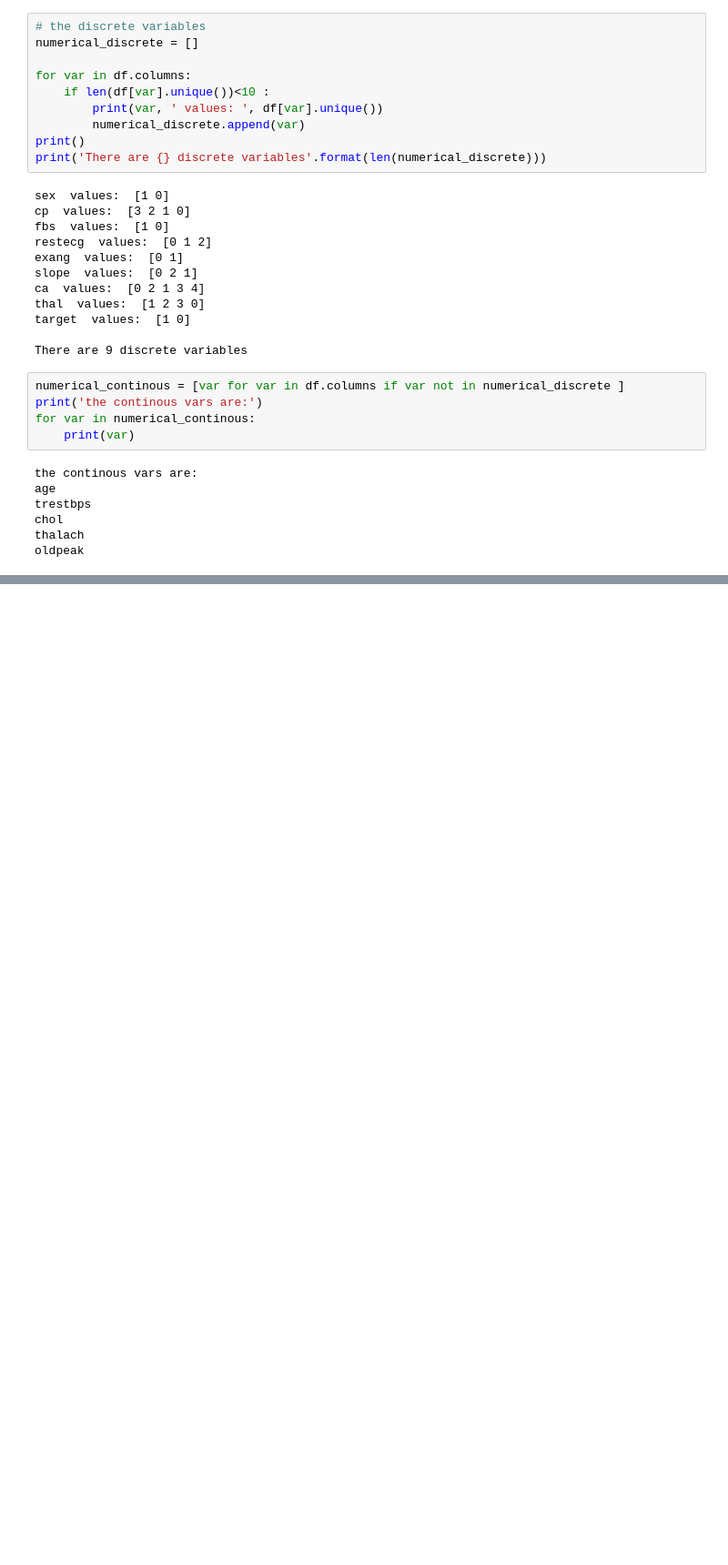
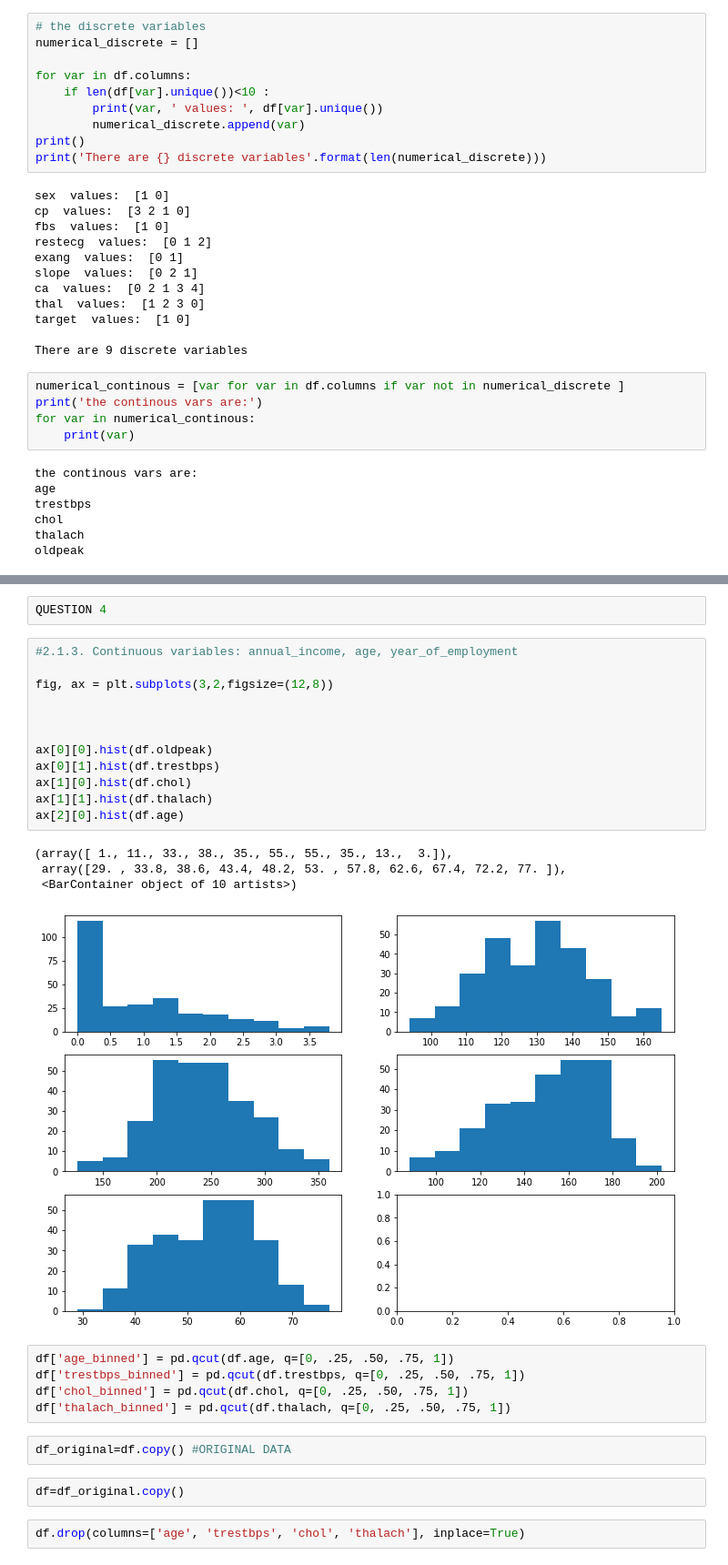
Before and after one commit to ongalajacob/ADS-Assignment-9, a Jupyter notebook: ADS Assignment 9-Completed.ipynb, the cells around one changed output, grey strips where cells are left out. Shown: that part at 91% size. Drawn from its saved outputs; the diff is of its cells as text; blank space fills up the shorter version.

```diff
--- a/ADS Assignment 9-Completed.ipynb
+++ b/ADS Assignment 9-Completed.ipynb
@@ -121,0 +188,30 @@ oldpeak
+# %%
+QUESTION 4
+# %%
+#2.1.3. Continuous variables: annual_income, age, year_of_employment
+
+fig, ax = plt.subplots(3,2,figsize=(12,8))
+
+
+
+ax[0][0].hist(df.oldpeak)
+ax[0][1].hist(df.trestbps)
+ax[1][0].hist(df.chol)
+ax[1][1].hist(df.thalach)
+ax[2][0].hist(df.age)
+# %% [output]
+(array([ 1., 11., 33., 38., 35., 55., 55., 35., 13.,  3.]),
+ array([29. , 33.8, 38.6, 43.4, 48.2, 53. , 57.8, 62.6, 67.4, 72.2, 77. ]),
+ <BarContainer object of 10 artists>)
+[figure, added]
+# %%
+df['age_binned'] = pd.qcut(df.age, q=[0, .25, .50, .75, 1])
+df['trestbps_binned'] = pd.qcut(df.trestbps, q=[0, .25, .50, .75, 1])
+df['chol_binned'] = pd.qcut(df.chol, q=[0, .25, .50, .75, 1])
+df['thalach_binned'] = pd.qcut(df.thalach, q=[0, .25, .50, .75, 1])
+# %%
+df_original=df.copy() #ORIGINAL DATA
+# %%
+df=df_original.copy()
+# %%
+df.drop(columns=['age', 'trestbps', 'chol', 'thalach'], inplace=True)
```
Also changed, not shown: parts of 31 cells of this notebook.
